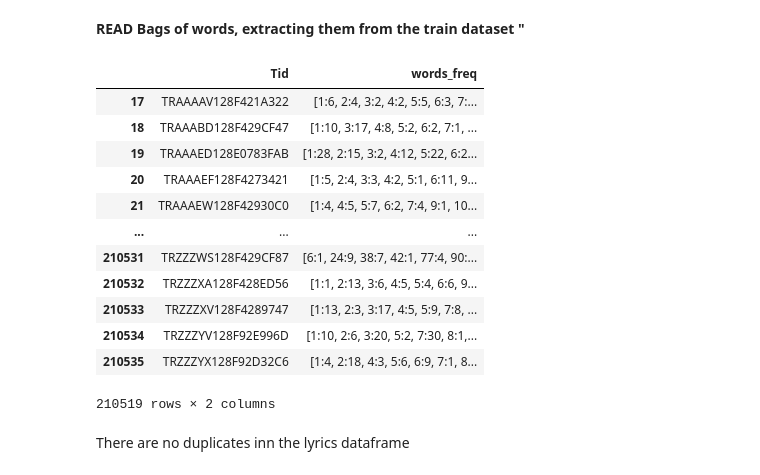
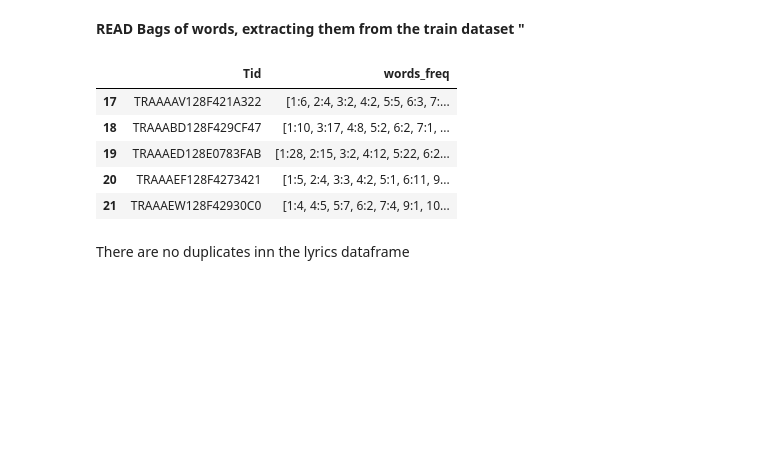
Before and after one commit to vrlnarayana/capstone-gl, a Jupyter notebook: lakshminarayanan_vader_sentiment_based_analysis_and_content_based_filtering_using_gensim.ipynb, the cells around one changed output. Saved outputs shown, nothing was run; the diff lists cells and outputs as text; code cells hidden in the pictures; blank space fills up the shorter version.

```diff
--- a/lakshminarayanan_vader_sentiment_based_analysis_and_content_based_filtering_using_gensim.ipynb
+++ b/lakshminarayanan_vader_sentiment_based_analysis_and_content_based_filtering_using_gensim.ipynb
@@ -65,18 +64,11 @@ lyrics = lyrics.apply(sortdata,axis=1)
 lyrics = lyrics[['Tid','words_freq']]
 # %%
 #lyrics=lyrics.drop(columns=['index'])
-lyrics
+lyrics.head()
 # %% [output]
 |  | Tid | words_freq |
 | 17 | TRAAAAV128F421A322 | [1:6, 2:4, 3:2, 4:2, 5:5, 6:3, 7:... |
 | 18 | TRAAABD128F429CF47 | [1:10, 3:17, 4:8, 5:2, 6:2, 7:1, ... |
 | 19 | TRAAAED128E0783FAB | [1:28, 2:15, 3:2, 4:12, 5:22, 6:2... |
 | 20 | TRAAAEF128F4273421 | [1:5, 2:4, 3:3, 4:2, 5:1, 6:11, 9... |
 | 21 | TRAAAEW128F42930C0 | [1:4, 4:5, 5:7, 6:2, 7:4, 9:1, 10... |
-| ... | ... | ... |
-| 210531 | TRZZZWS128F429CF87 | [6:1, 24:9, 38:7, 42:1, 77:4, 90:... |
-| 210532 | TRZZZXA128F428ED56 | [1:1, 2:13, 3:6, 4:5, 5:4, 6:6, 9... |
-| 210533 | TRZZZXV128F4289747 | [1:13, 2:3, 3:17, 4:5, 5:9, 7:8, ... |
-| 210534 | TRZZZYV128F92E996D | [1:10, 2:6, 3:20, 5:2, 7:30, 8:1,... |
-| 210535 | TRZZZYX128F92D32C6 | [1:4, 2:18, 4:3, 5:6, 6:9, 7:1, 8... |
-210519 rows × 2 columns
```
Also changed, not shown: parts of 15 cells of this notebook.
